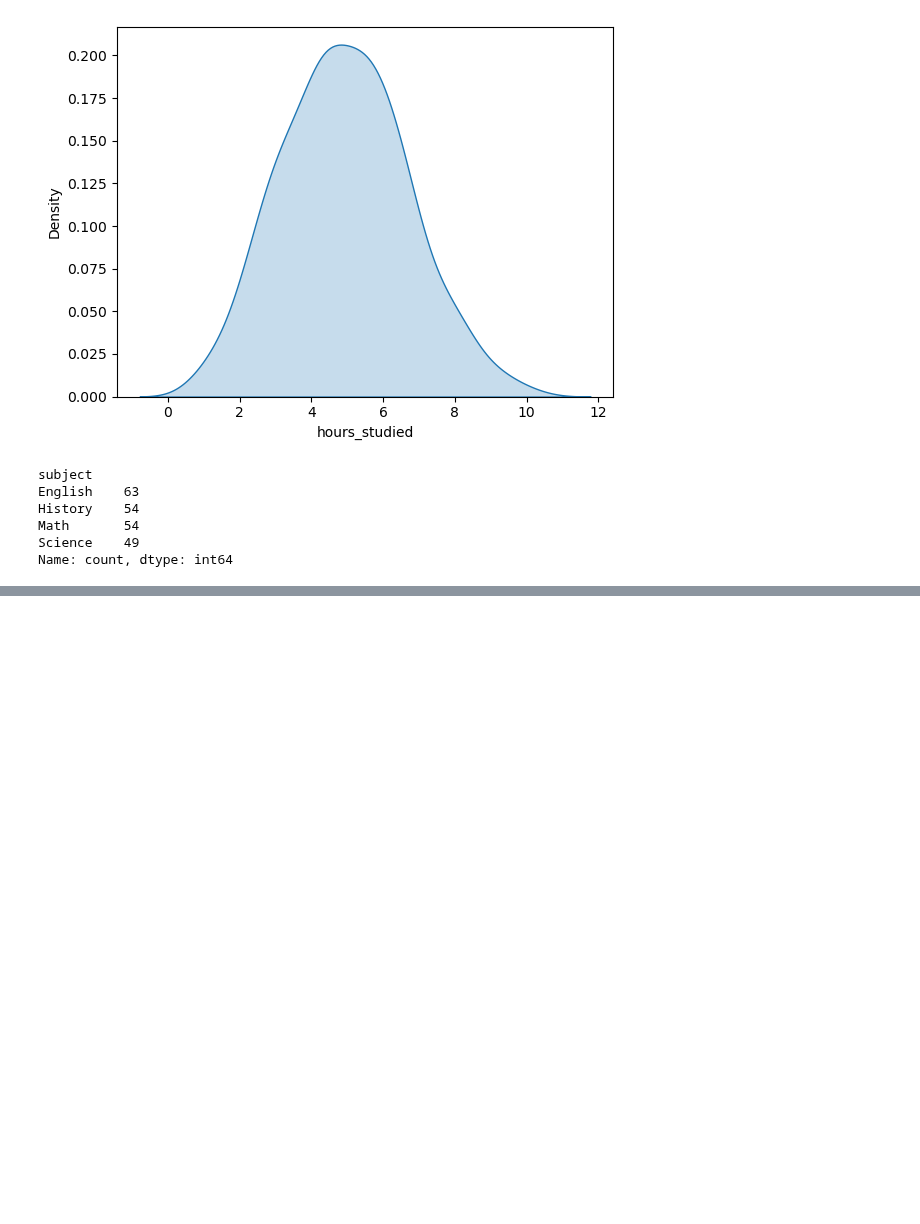
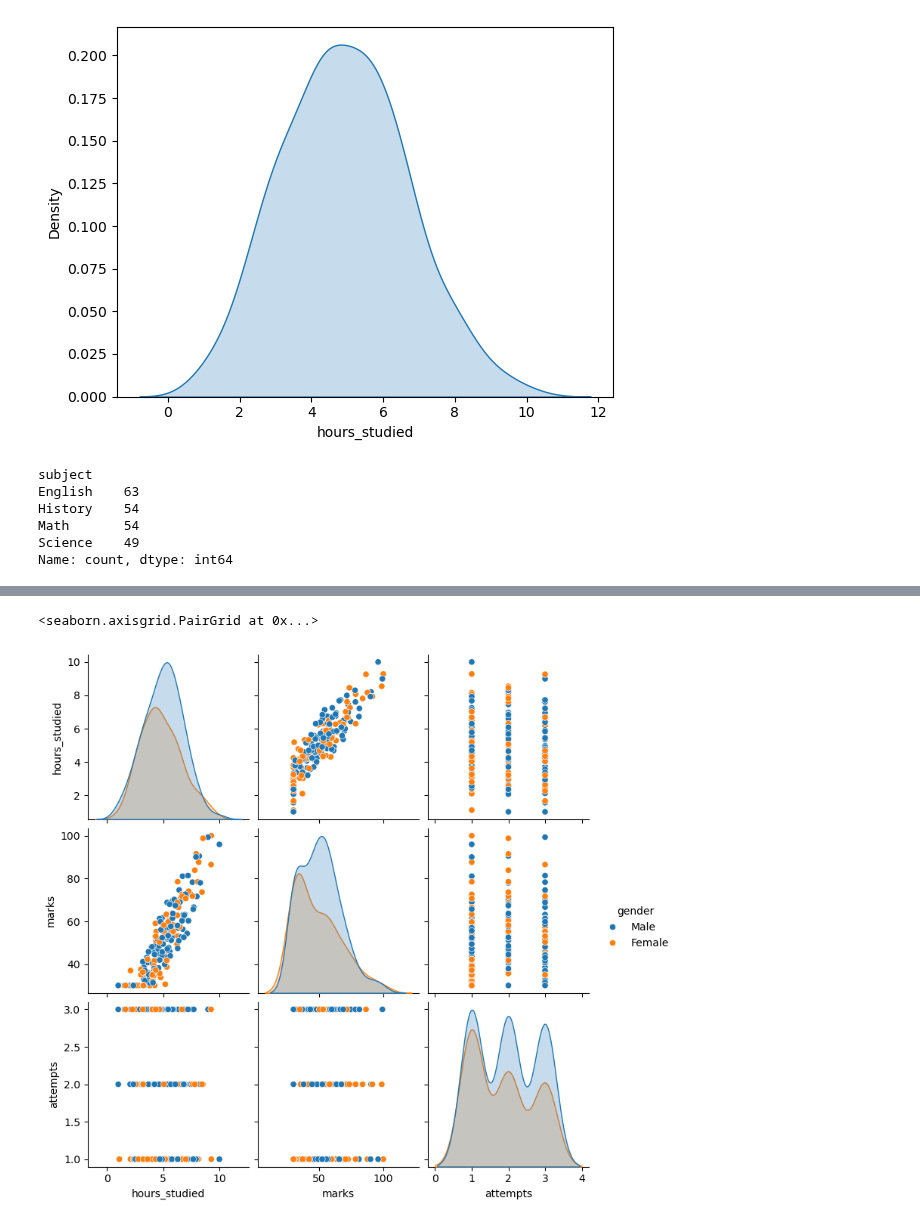
Before and after one commit to joyant-s-g-j/AI-ML-Practices, a Jupyter notebook: jupyterNbProblems/Module_16_5.ipynb, the cells around one changed output, grey strips where cells are left out. Cells and saved outputs as stored; diff of their text form; code cells hidden in the pictures; blank space fills up the shorter version.

```diff
--- a/jupyterNbProblems/Module_16_5.ipynb
+++ b/jupyterNbProblems/Module_16_5.ipynb
@@ -91,0 +95,5 @@ sns.regplot(data=students, x='hours_studied', y )
+# %%
+sns.pairplot(students, hue='gender')
+# %% [output]
+<seaborn.axisgrid.PairGrid at 0x...>
+[figure, added]
```
Also changed, not shown: parts of 2 cells of this notebook.
